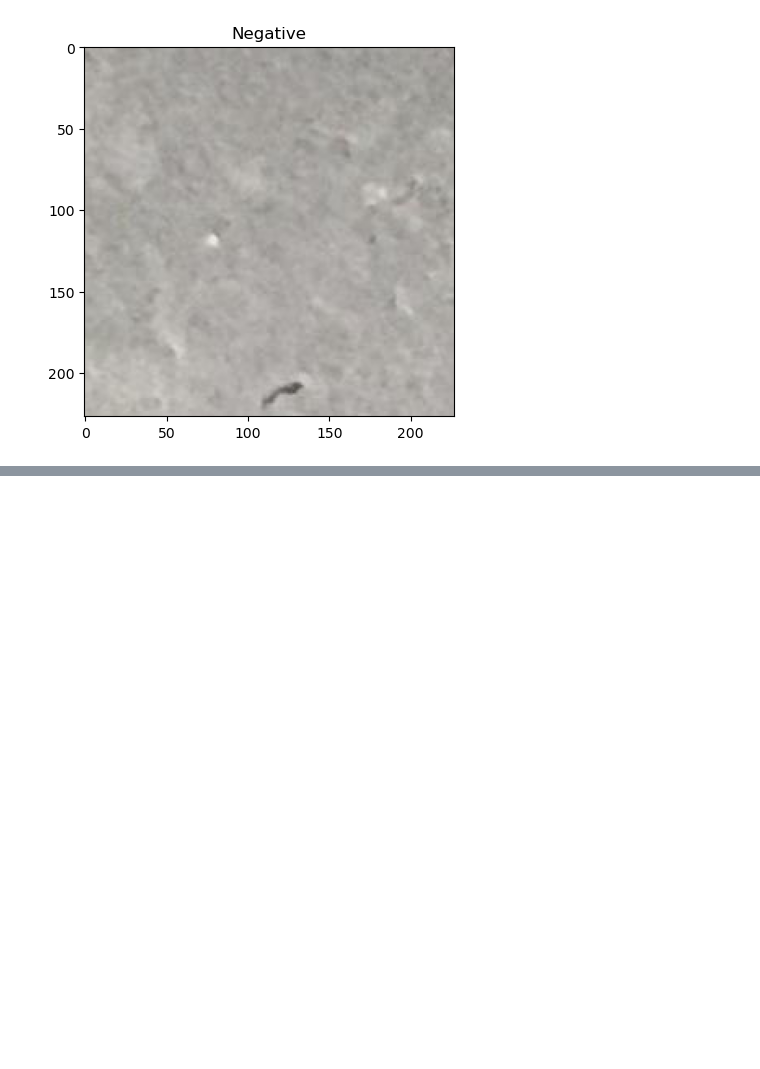
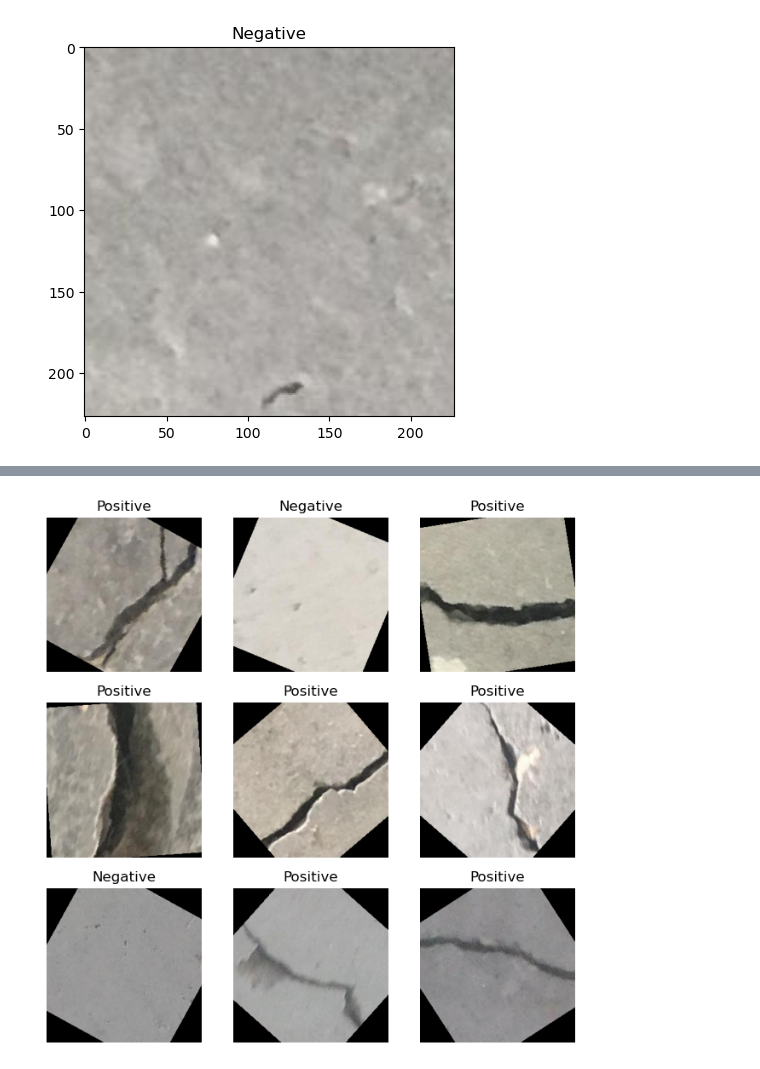
Before and after one commit to victorsillerico/data-augmentation, a Jupyter notebook: data-augmentation.ipynb, the cells around one changed output, grey strips where cells are left out. Saved outputs shown, nothing was run; the diff lists cells and outputs as text; code cells hidden in the pictures; blank space fills up the shorter version.

```diff
--- a/data-augmentation.ipynb
+++ b/data-augmentation.ipynb
@@ -93,0 +118,24 @@ plt.show()
+# %%
+# transform data 3
+data_transforms_3 = transforms.Compose([
+    transforms.Resize(size = (256, 256)),
+    transforms.RandomRotation(degrees = 50),
+    transforms.ToTensor()
+])
+# %%
+# load images to dataset 3
+datafolder_3 = datasets.ImageFolder(dir_path, transform = data_transforms_3)
+# %%
+figure = plt.figure(figsize=(8, 8))
+cols, rows = 3, 3
+for i in range(1, cols * rows + 1):
+    sample_idx = torch.randint(len(datafolder_3), size=(1,)).item()
+    img, label = datafolder_3[sample_idx]
+    img = img.permute(2, 1, 0)
+    figure.add_subplot(rows, cols, i)
+    plt.title(classes[label])
+    plt.axis("off")
+    plt.imshow(img)
+plt.show()
+# %% [output]
+[figure, added]
```
Also changed, not shown: parts of 7 cells of this notebook.
